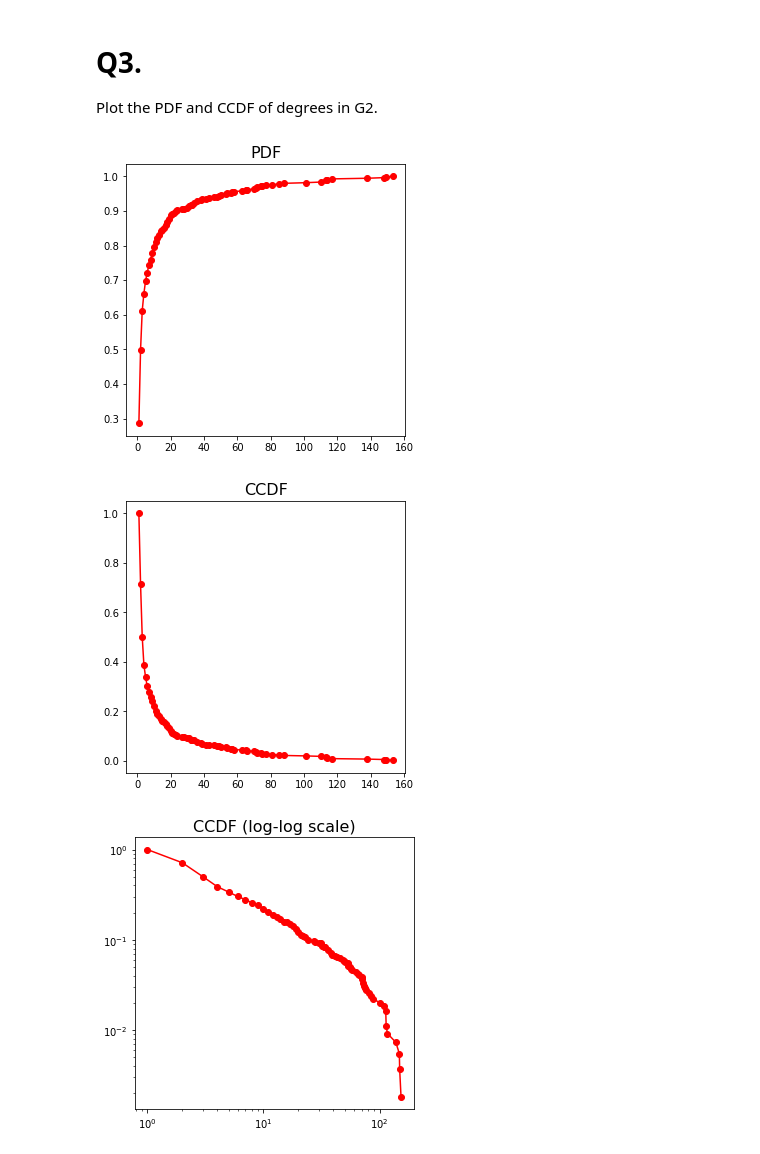
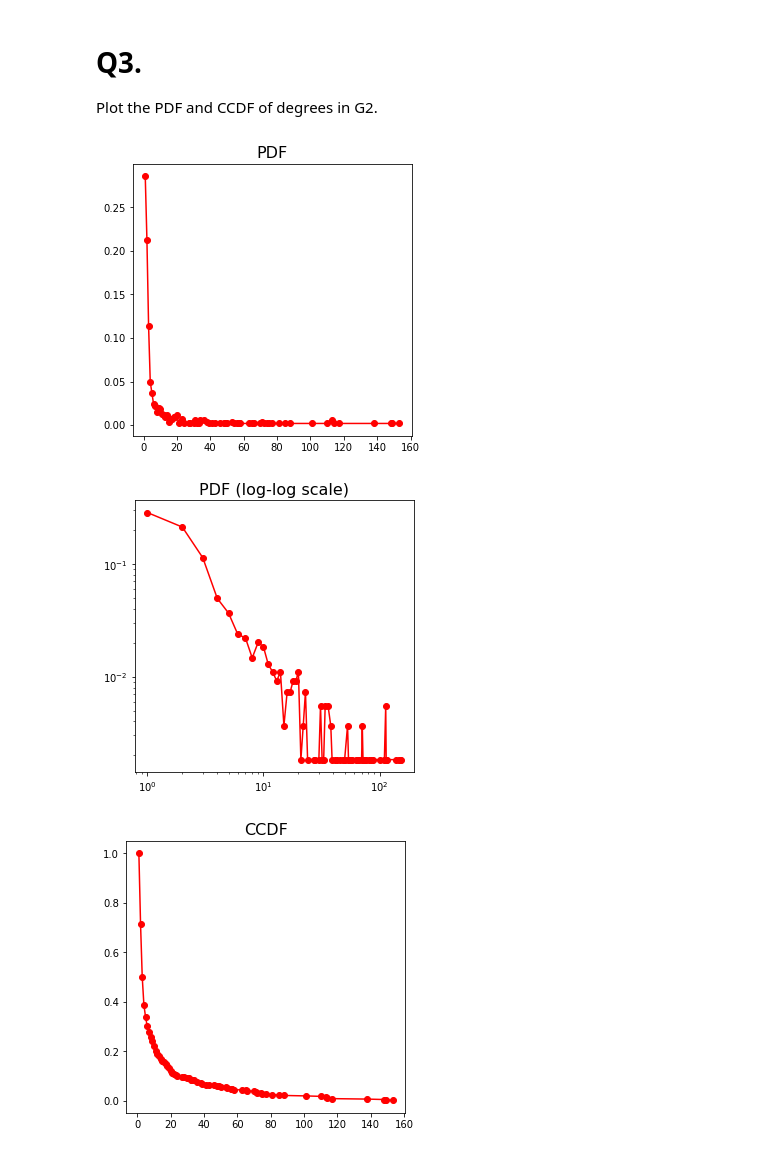
Before and after one commit to ohshane/networkx, a Jupyter notebook: Lab01_Exercise.ipynb, the cells around one changed output. Saved outputs shown, nothing was run; the diff lists cells and outputs as text; code cells hidden in the pictures.

```diff
--- a/Lab01_Exercise.ipynb
+++ b/Lab01_Exercise.ipynb
@@ -89,47 +89,45 @@ degrees_set = set(degrees)
 degrees_count = [degrees.count(i) for i in degrees_set]
 
 probabilities = dict(zip(sorted(list(degrees_set)), degrees_count))
-pdf = probabilities.copy()
 ccdf = probabilities.copy()
-
-for k in probabilities.keys():
-    sum = 0
-    for i in range(min(probabilities.keys()), k+1, 1):
-        try:
-            sum += probabilities[i]
-        except:
-            pass
-    pdf[k] = sum
 
 for k in probabilities.keys():
     sum = 0
     for i in range(k, max(probabilities.keys())+1, 1):
         try:
             sum += probabilities[i]
         except:
             pass
     ccdf[k] = sum
 
 plt.figure(figsize=(5,5))
 ax = plt.subplot()
-ax.plot(pdf.keys(), [v/n for v in pdf.values()], '-ro')
+ax.plot(probabilities.keys(), [v/n for v in probabilities.values()], '-ro')
 ax.set_title('PDF', fontsize=16)
+plt.show()
+
+plt.figure(figsize=(5,5))
+ax = plt.subplot()
+ax.plot(probabilities.keys(), [v/n for v in probabilities.values()], '-ro')
+ax.set_xscale('log')
+ax.set_yscale('log')
+ax.set_title('PDF (log-log scale)', fontsize=16)
 plt.show()
 
 plt.figure(figsize=(5,5))
 ax = plt.subplot()
 ax.plot(ccdf.keys(), [v/n for v in ccdf.values()], '-ro')
 ax.set_title('CCDF', fontsize=16)
 plt.show()
 
 plt.figure(figsize=(5,5))
 ax = plt.subplot()
 ax.plot(ccdf.keys(), [v/n for v in ccdf.values()], '-ro')
 ax.set_xscale('log')
 ax.set_yscale('log')
 ax.set_title('CCDF (log-log scale)', fontsize=16)
 plt.show()
 # %% [output]
-[figure, old version]
+[figure, new version]
-[figure, old version]
+[figure, new version]
-[figure, old version]
+[figure, new version]
```
Also changed, not shown: parts of 2 cells of this notebook.
